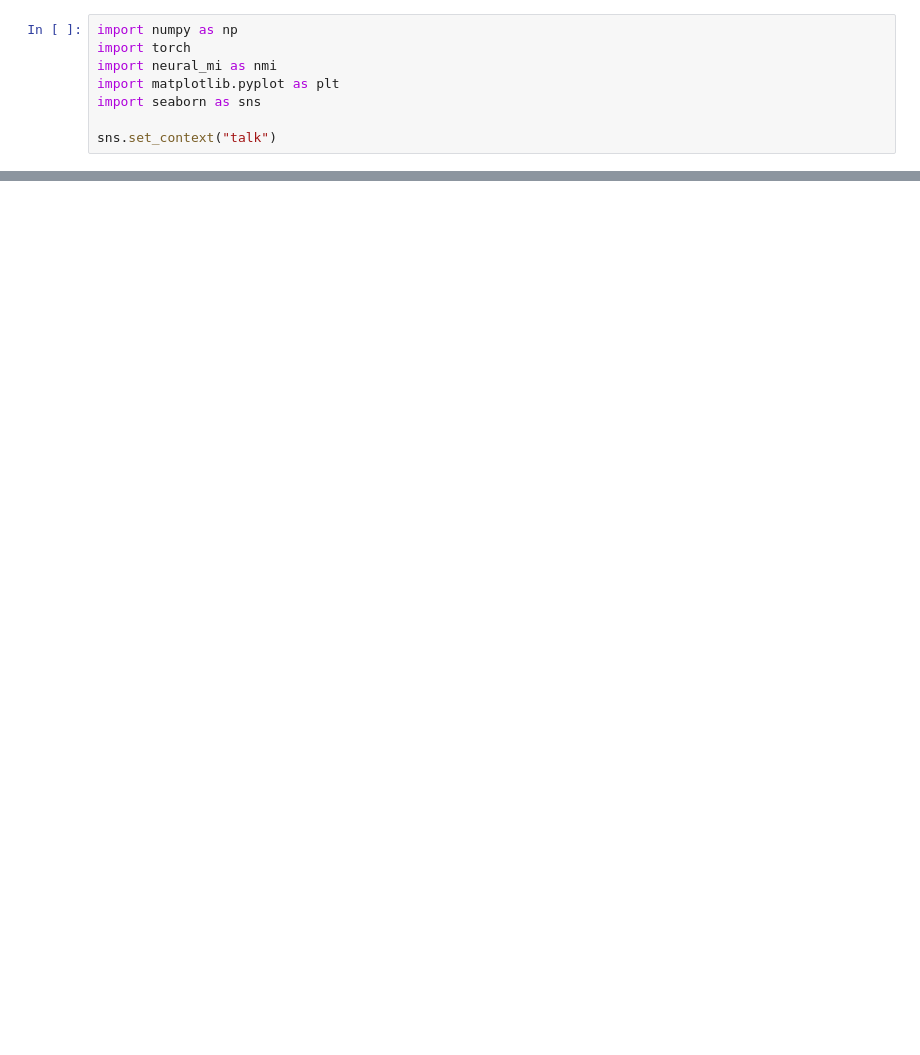
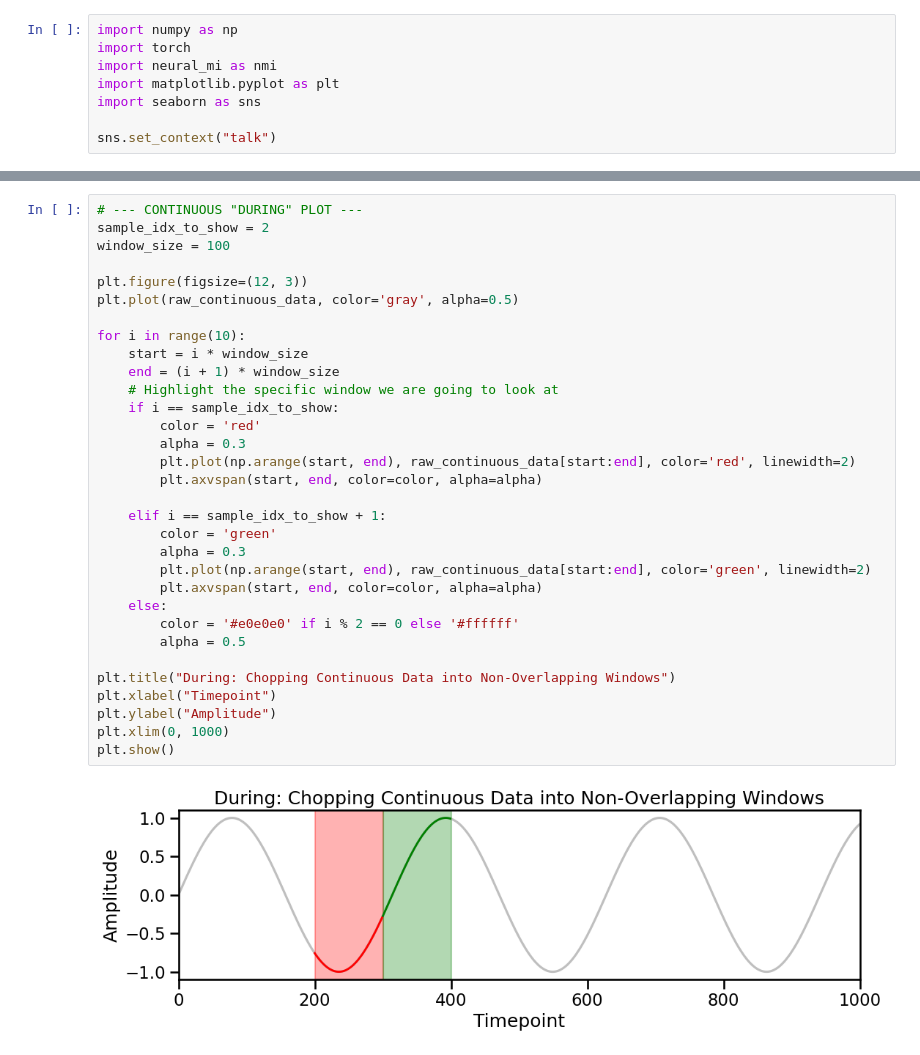
Before and after one commit to eslam-abdelaleem/NeuralMI, a Jupyter notebook: tutorials/02_Handling_Neural_Data.ipynb, the cells around one changed output, grey strips where cells are left out. Drawn from its saved outputs; the diff is of its cells as text; blank space fills up the shorter version.

```diff
--- a/tutorials/02_Handling_Neural_Data.ipynb
+++ b/tutorials/02_Handling_Neural_Data.ipynb
@@ -332,0 +55,34 @@ With this foundation, you are ready for the next tutorial, where we'll learn how
+# %%
+# --- CONTINUOUS "DURING" PLOT ---
+sample_idx_to_show = 2
+window_size = 100
+
+plt.figure(figsize=(12, 3))
+plt.plot(raw_continuous_data, color='gray', alpha=0.5)
+
+for i in range(10):
+    start = i * window_size
+    end = (i + 1) * window_size
+    # Highlight the specific window we are going to look at
+    if i == sample_idx_to_show:
+        color = 'red'
+        alpha = 0.3
+        plt.plot(np.arange(start, end), raw_continuous_data[start:end], color='red', linewidth=2)
+        plt.axvspan(start, end, color=color, alpha=alpha)
+
+    elif i == sample_idx_to_show + 1:
+        color = 'green'
+        alpha = 0.3
+        plt.plot(np.arange(start, end), raw_continuous_data[start:end], color='green', linewidth=2)
+        plt.axvspan(start, end, color=color, alpha=alpha)
+    else:
+        color = '#e0e0e0' if i % 2 == 0 else '#ffffff'
+        alpha = 0.5
+
+plt.title("During: Chopping Continuous Data into Non-Overlapping Windows")
+plt.xlabel("Timepoint")
+plt.ylabel("Amplitude")
+plt.xlim(0, 1000)
+plt.show()
+# %% [output]
+[figure, added]
```
Also changed, not shown: parts of 52 cells of this notebook, 21 other files.
